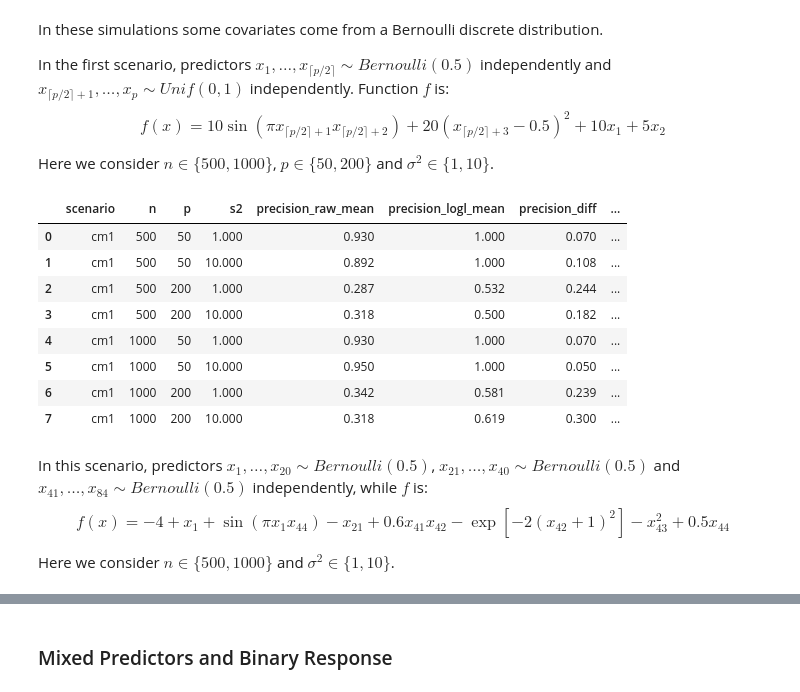
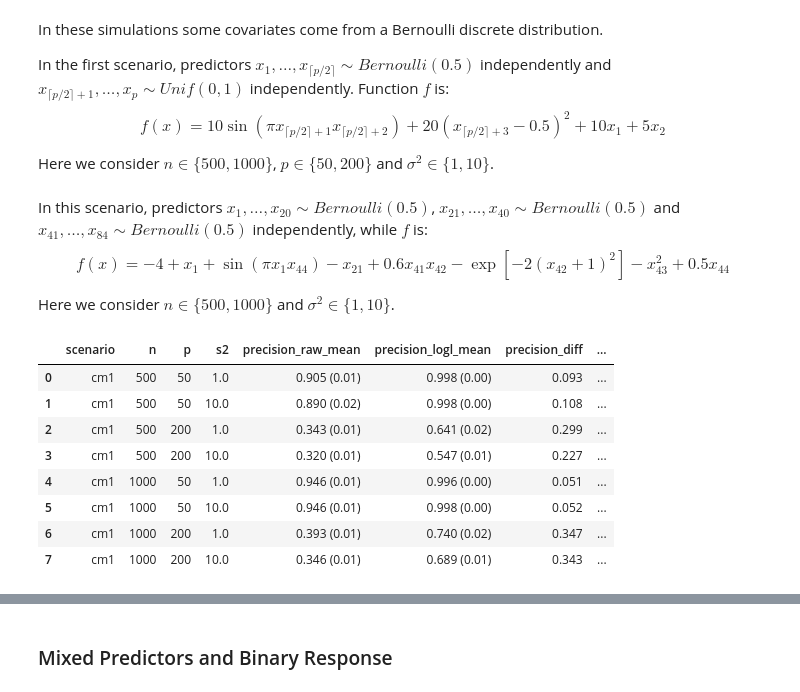
Before and after one commit to PetarMatejcic/BART_logml_vi, a Jupyter notebook: BVI_comparison.ipynb, the cells around one changed output, grey strips where cells are left out. Saved outputs shown, nothing was run; the diff lists cells and outputs as text; code cells hidden in the pictures.

```diff
--- a/BVI_comparison.ipynb
+++ b/BVI_comparison.ipynb
@@ -142,19 +153,6 @@ $$
 $$
 
 Here we consider $n \in \{ 500, 1000 \}$, $p \in \{ 50, 200 \}$ and $\sigma^2 \in \{1, 10\}$.
-# %%
-cm1_results = pd.read_csv("results/cm1.csv")
-show_results(cm1_results)
-# %% [output]
-|  | scenario | n | p | s2 | precision_raw_mean | precision_logl_mean | precision_diff | ... |
-| 0 | cm1 | 500 | 50 | 1.000 | 0.930 | 1.000 | 0.070 | ... |
-| 1 | cm1 | 500 | 50 | 10.000 | 0.892 | 1.000 | 0.108 | ... |
-| 2 | cm1 | 500 | 200 | 1.000 | 0.287 | 0.532 | 0.244 | ... |
-| 3 | cm1 | 500 | 200 | 10.000 | 0.318 | 0.500 | 0.182 | ... |
-| 4 | cm1 | 1000 | 50 | 1.000 | 0.930 | 1.000 | 0.070 | ... |
-| 5 | cm1 | 1000 | 50 | 10.000 | 0.950 | 1.000 | 0.050 | ... |
-| 6 | cm1 | 1000 | 200 | 1.000 | 0.342 | 0.581 | 0.239 | ... |
-| 7 | cm1 | 1000 | 200 | 10.000 | 0.318 | 0.619 | 0.300 | ... |
 # %% [markdown]
 In this scenario, predictors $x_1, \dots, x_{20} \sim Bernoulli(0.5)$, $x_{21}, \dots, x_{40} \sim Bernoulli(0.5)$ and $x_41, \dots, x_{84} \sim Bernoulli(0.5)$ independently, while $f$ is:
 $$
@@ -162,4 +160,17 @@ $$
 $$
 
 Here we consider $n \in \{500, 1000\}$ and $\sigma^2 \in \{1, 10\}$.
+# %%
+cm1_results = pd.read_csv("results/cm1_001.csv")
+show_results(cm1_results)
+# %% [output]
+|  | scenario | n | p | s2 | precision_raw_mean | precision_logl_mean | precision_diff | ... |
+| 0 | cm1 | 500 | 50 | 1.0 | 0.905 (0.01) | 0.998 (0.00) | 0.093 | ... |
+| 1 | cm1 | 500 | 50 | 10.0 | 0.890 (0.02) | 0.998 (0.00) | 0.108 | ... |
+| 2 | cm1 | 500 | 200 | 1.0 | 0.343 (0.01) | 0.641 (0.02) | 0.299 | ... |
+| 3 | cm1 | 500 | 200 | 10.0 | 0.320 (0.01) | 0.547 (0.01) | 0.227 | ... |
+| 4 | cm1 | 1000 | 50 | 1.0 | 0.946 (0.01) | 0.996 (0.00) | 0.051 | ... |
+| 5 | cm1 | 1000 | 50 | 10.0 | 0.946 (0.01) | 0.998 (0.00) | 0.052 | ... |
+| 6 | cm1 | 1000 | 200 | 1.0 | 0.393 (0.01) | 0.740 (0.02) | 0.347 | ... |
+| 7 | cm1 | 1000 | 200 | 10.0 | 0.346 (0.01) | 0.689 (0.01) | 0.343 | ... |
 # %%
```
Also changed, not shown: parts of 9 cells of this notebook, 7 other files.
